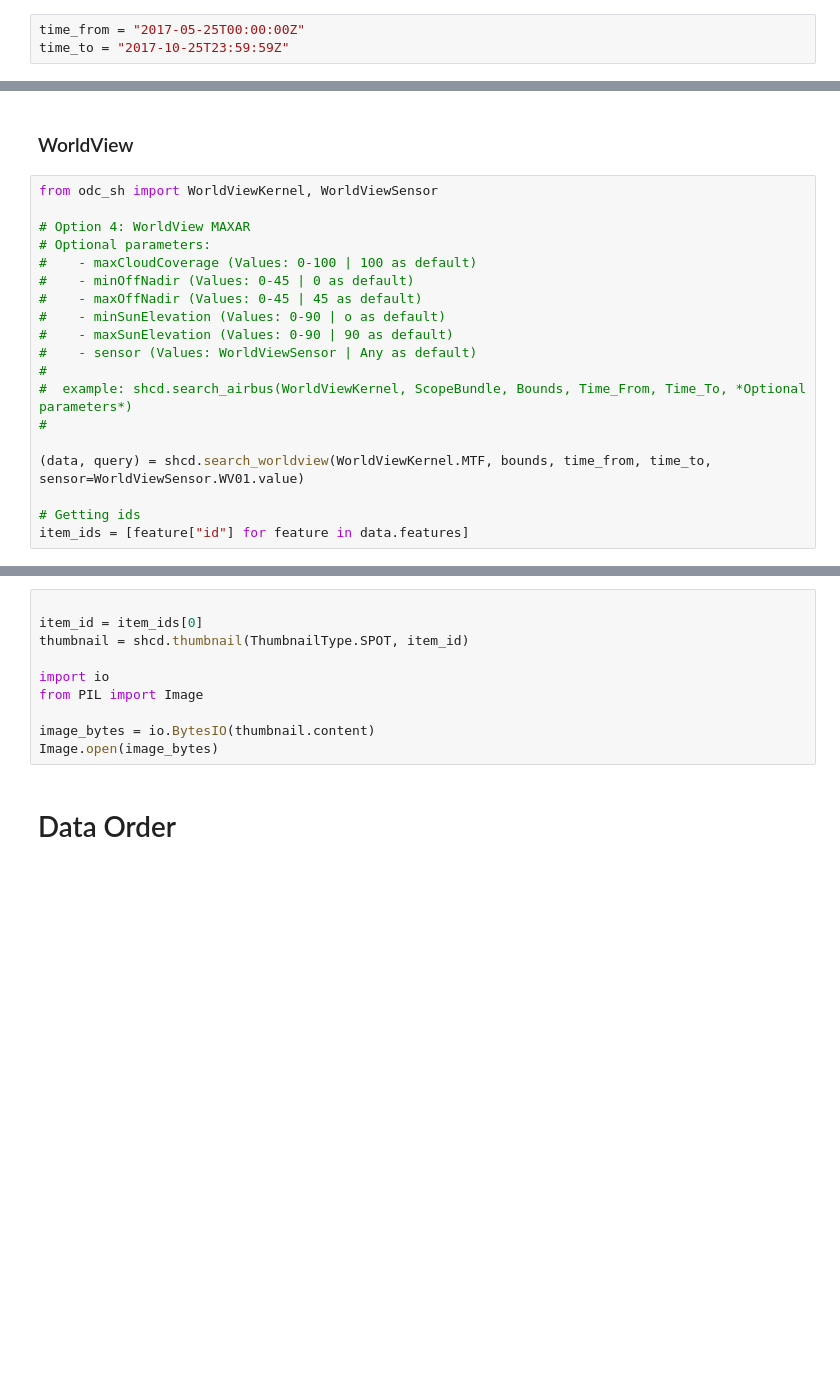
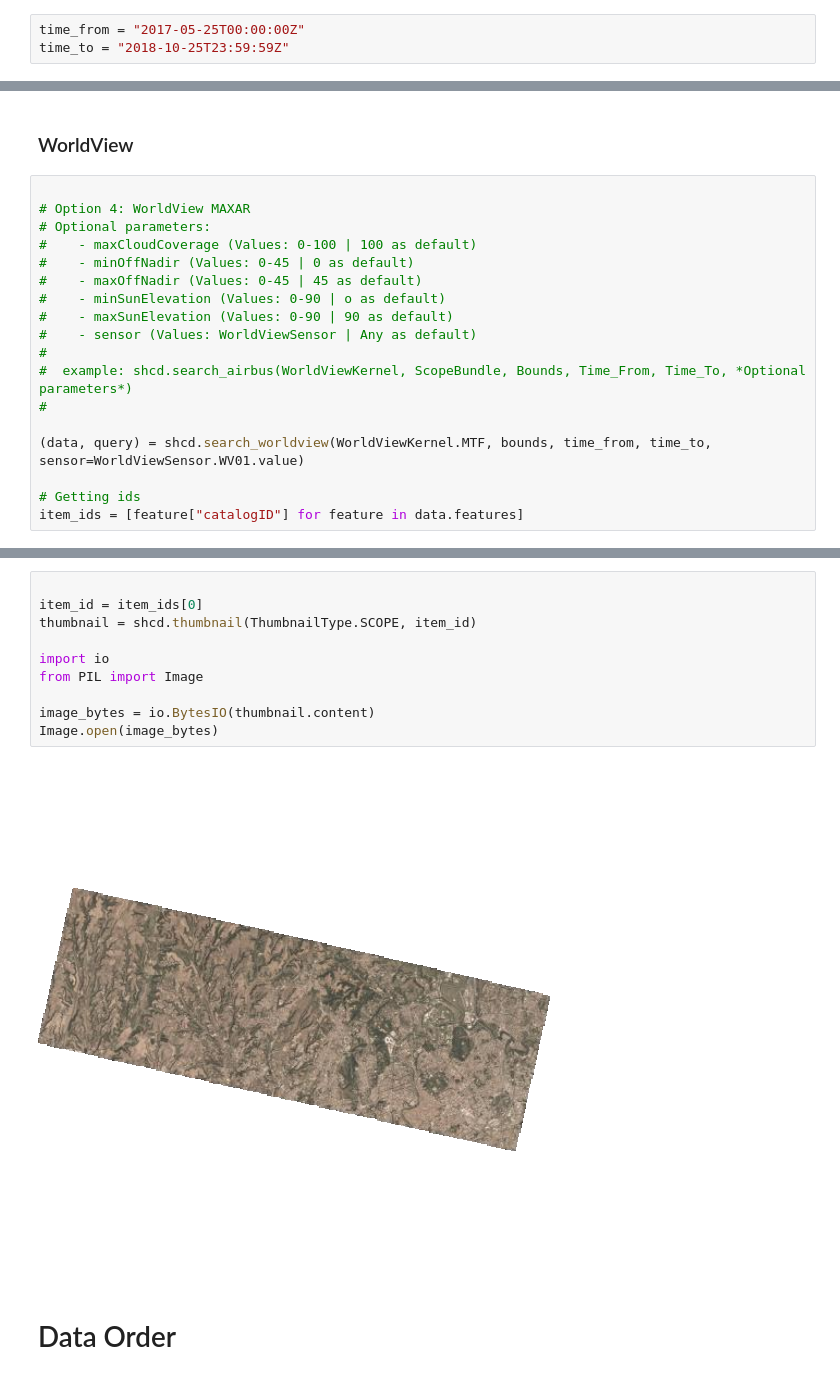
Before and after one commit to sentinel-hub/odc-sh, a Jupyter notebook: notebooks/commercial_data.ipynb, the cells around one changed output, grey strips where cells are left out. Drawn from its saved outputs; the diff is of its cells as text; blank space fills up the shorter version.

```diff
--- a/notebooks/commercial_data.ipynb
+++ b/notebooks/commercial_data.ipynb
@@ -45,7 +47,7 @@ Used: 7.0
 Setting date and time
 # %%
 time_from = "2017-05-25T00:00:00Z"
-time_to = "2017-10-25T23:59:59Z"
+time_to = "2018-10-25T23:59:59Z"
 # %% [markdown]
 Setting search area
 # %%
@@ -139,7 +142,6 @@ item_ids = [feature["id"] for feature in data.features]
 # %% [markdown]
 ### WorldView
 # %%
-from odc_sh import WorldViewKernel, WorldViewSensor
 
 # Option 4: WorldView MAXAR
 # Optional parameters:
@@ -156,5 +158,5 @@ from odc_sh import WorldViewKernel, WorldViewSensor
 (data, query) = shcd.search_worldview(WorldViewKernel.MTF, bounds, time_from, time_to, sensor=WorldViewSensor.WV01.value)
 
 # Getting ids
-item_ids = [feature["id"] for feature in data.features]
+item_ids = [feature["catalogID"] for feature in data.features]
 # %% [markdown]
@@ -162,13 +231,15 @@ item_ids = [feature["id"] for feature in data.features]
 # %%
 
 item_id = item_ids[0]
-thumbnail = shcd.thumbnail(ThumbnailType.SPOT, item_id)
+thumbnail = shcd.thumbnail(ThumbnailType.SCOPE, item_id)
 
 import io
 from PIL import Image
 
 image_bytes = io.BytesIO(thumbnail.content)
 Image.open(image_bytes)
+# %% [output]
+[figure, added]
 # %% [markdown]
 # Data Order
 # %% [markdown]
```
Also changed, not shown: parts of 22 cells of this notebook, 2 other files.
